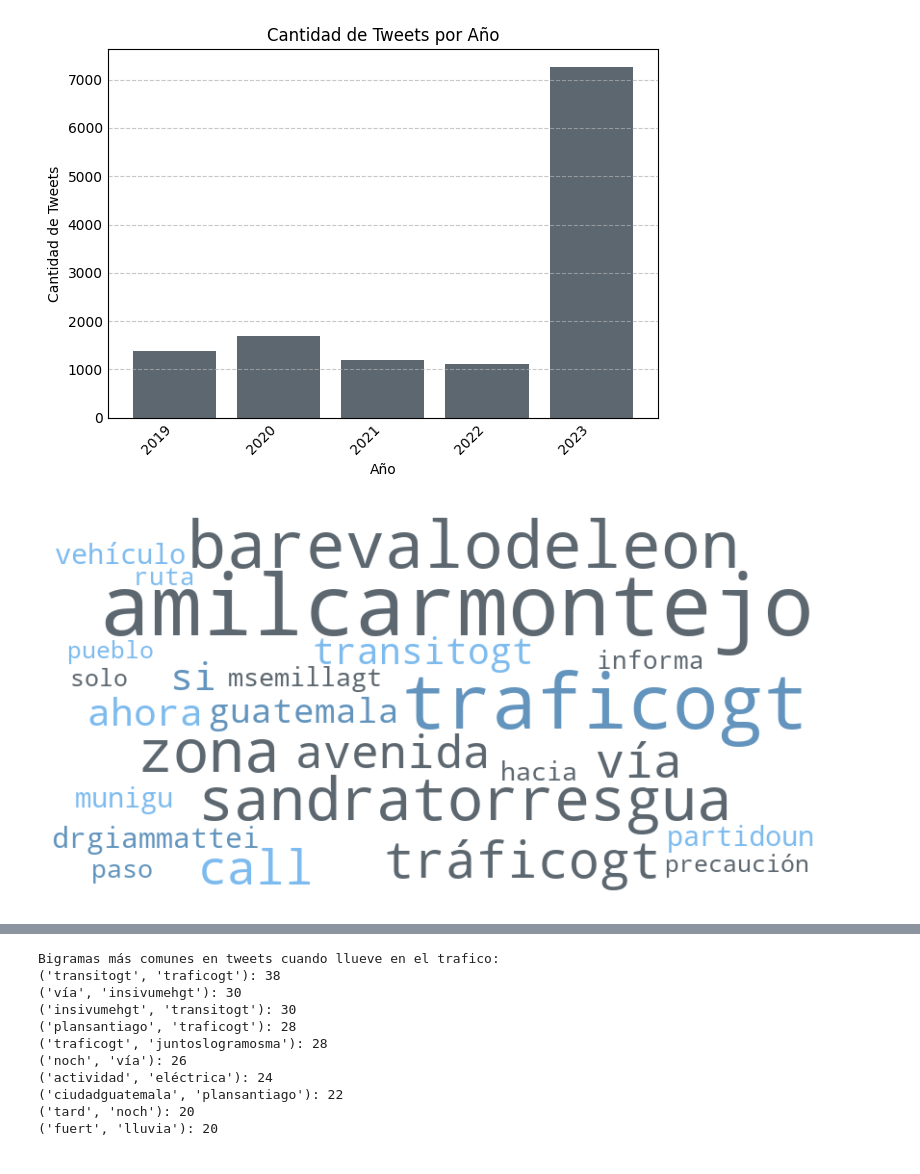
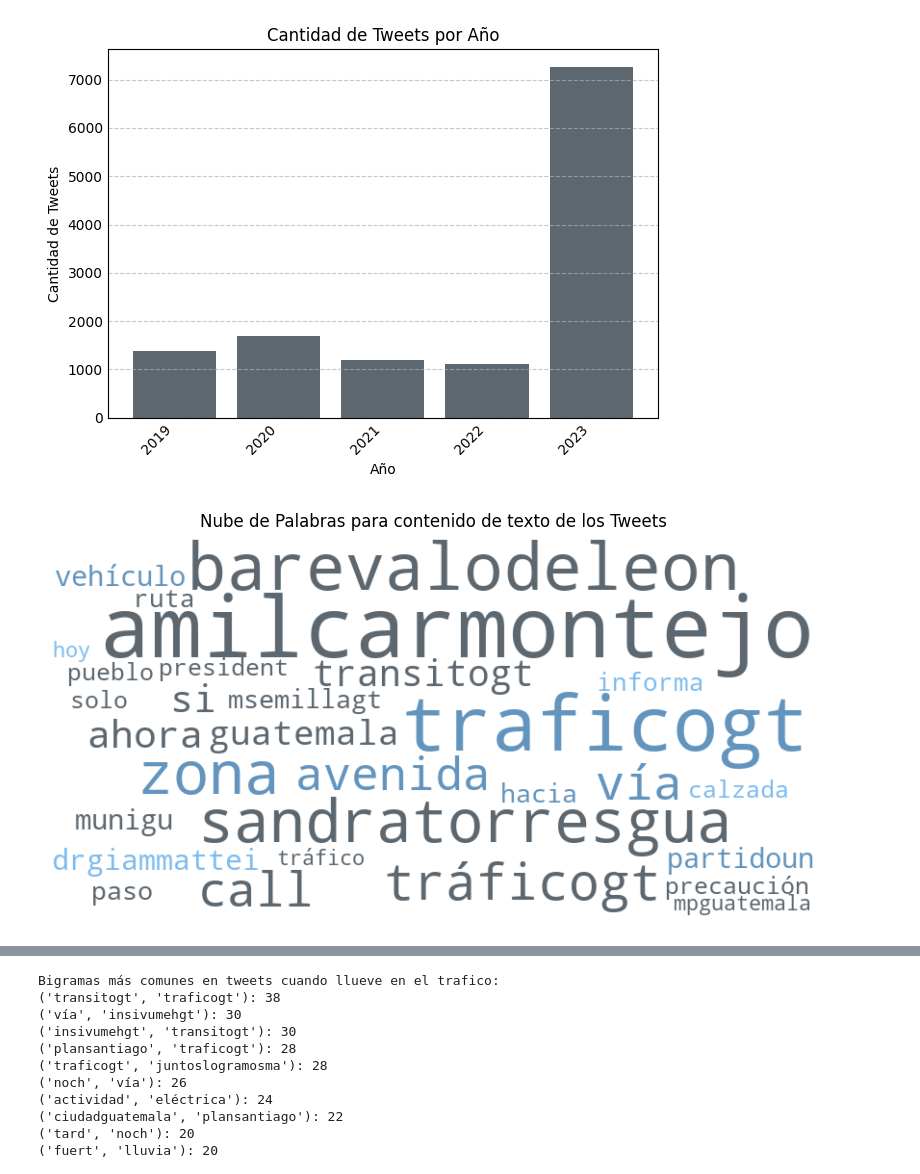
Before and after one commit to CrisLayB/DataScience_Lab06, a Jupyter notebook: Lab6Problema1.ipynb, the cells around one changed output, grey strips where cells are left out. Drawn from its saved outputs; the diff is of its cells as text; code cells hidden in the pictures.

Commit message:
Upgrading plots

```diff
--- a/Lab6Problema1.ipynb
+++ b/Lab6Problema1.ipynb
@@ -880,6 +880,6 @@ COLORS = [
     f"#7DBBEF",
     f"#5C6770",
     f"#6294BD",
-    f"#3A5870"
+    f"#3A5870",
     f"#C7DFF2",
 ]
@@ -900,28 +910,29 @@ plt.show()
 # %%
 # Combina todos los textos en uno solo (si tus textos están en una lista)
 combined_text_rawContent = ' '.join(data_frame["rawContent"])
 
 # Configura la nube de palabras
 wordcloud = WordCloud(
     background_color='white',  # Color del fondo
     width=800, height=400,     # Tamaño de la imagen de la nube de palabras
-    max_words=25,             # Número máximo de palabras en la nube
+    max_words=30,             # Número máximo de palabras en la nube
     collocations=False,        # Desactiva la combinación de palabras
     colormap='viridis',        # Puedes usar cualquier paleta de colores aquí
     color_func=lambda *args, **kwargs: COLORS[3],  # Color de las palabras
     prefer_horizontal=1.0,      # Ajuste de la orientación horizontal de las palabras
     random_state=42            # Semilla para reproducibilidad
 ).generate(combined_text_rawContent)
 
 for idx, (word, font_size, position, orientation, color) in enumerate(wordcloud.layout_):
     wordcloud.layout_[idx] = (word, font_size, position, orientation, COLORS[random.randint(0, 2)])
 
 plt.figure(figsize=(10, 5))
 plt.imshow(wordcloud, interpolation='bilinear')
 plt.axis('off')
+plt.title('Nube de Palabras para contenido de texto de los Tweets')
 plt.show()
 # %% [output]
-[figure, old version]
+[figure, new version]
 # %%
 # Combina todos los textos en uno solo (si tus textos están en una lista)
 combined_text_rawContent = ' '.join(data_frame["rawDescription"])
```
Also changed, not shown: parts of 9 cells of this notebook.
